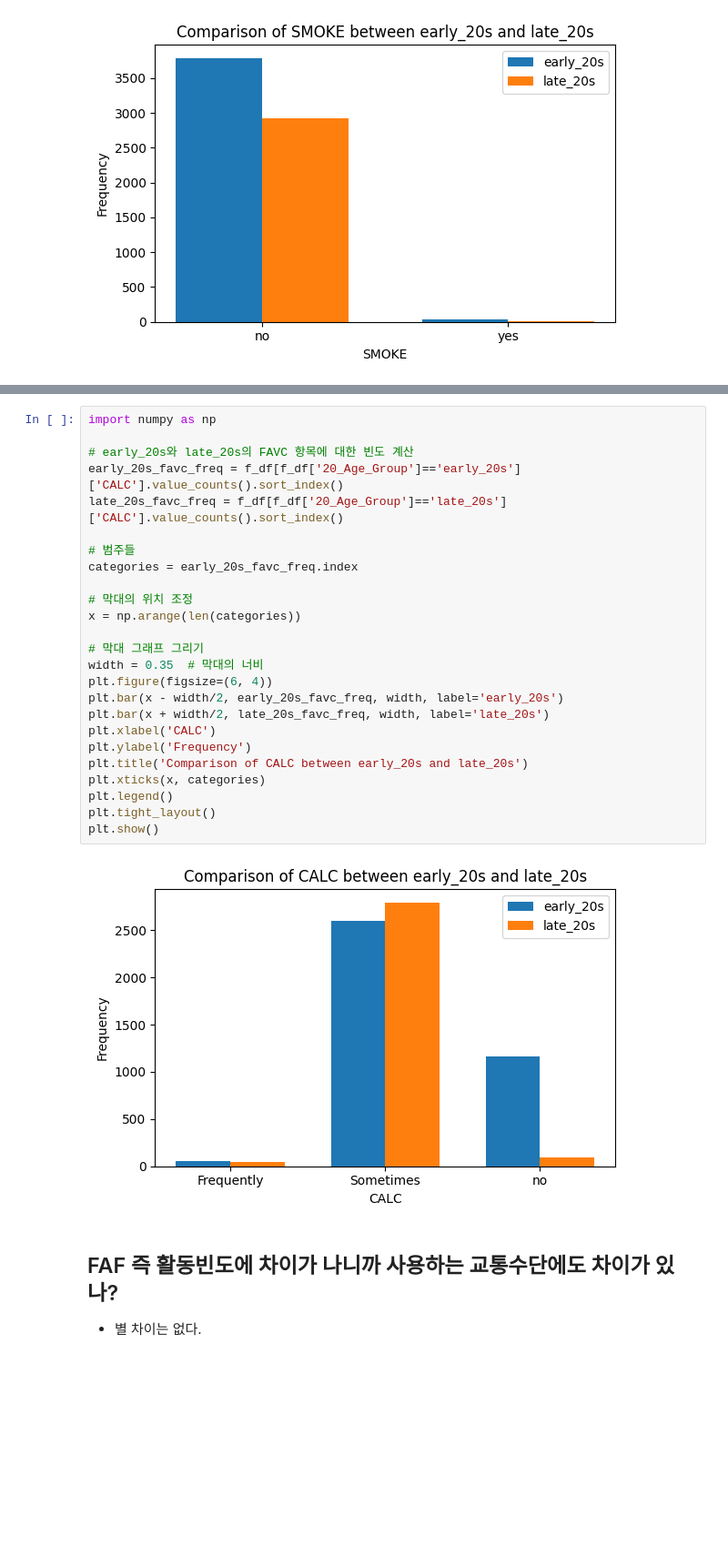
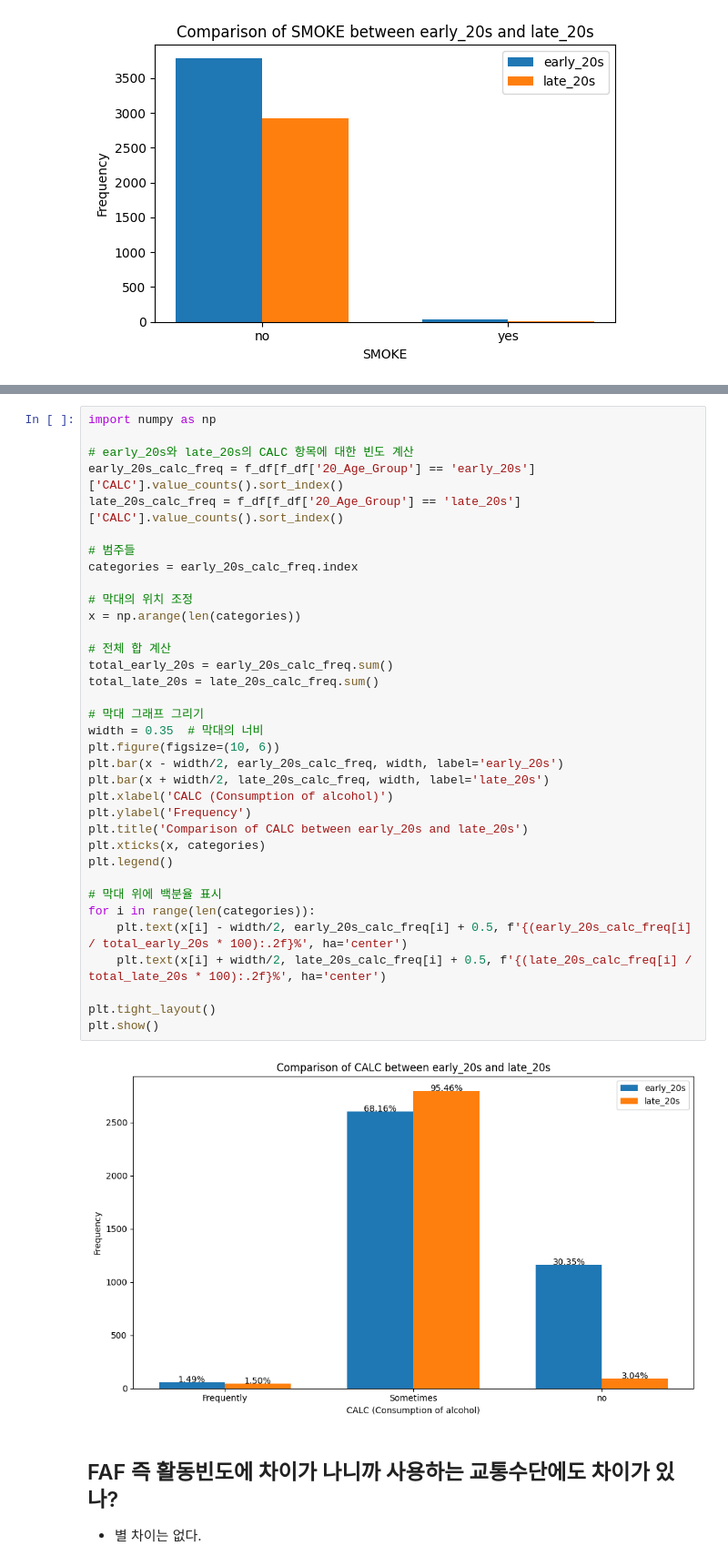
Before and after one commit to songye38/DAStudy, a Jupyter notebook: SONGYE/240225/240225_EDA.ipynb, the cells around one changed output, grey strips where cells are left out. Shown at 91% size. Saved outputs shown, nothing was run; the diff lists cells and outputs as text; blank space fills up the shorter version.

```diff
--- a/SONGYE/240225/240225_EDA.ipynb
+++ b/SONGYE/240225/240225_EDA.ipynb
@@ -1303,30 +1361,40 @@ plt.show()
 # %%
 import numpy as np
 
-# early_20s와 late_20s의 FAVC 항목에 대한 빈도 계산
-early_20s_favc_freq = f_df[f_df['20_Age_Group']=='early_20s']['CALC'].value_counts().sort_index()
-late_20s_favc_freq = f_df[f_df['20_Age_Group']=='late_20s']['CALC'].value_counts().sort_index()
+# early_20s와 late_20s의 CALC 항목에 대한 빈도 계산
+early_20s_calc_freq = f_df[f_df['20_Age_Group'] == 'early_20s']['CALC'].value_counts().sort_index()
+late_20s_calc_freq = f_df[f_df['20_Age_Group'] == 'late_20s']['CALC'].value_counts().sort_index()
 
 # 범주들
-categories = early_20s_favc_freq.index
+categories = early_20s_calc_freq.index
 
 # 막대의 위치 조정
 x = np.arange(len(categories))
 
+# 전체 합 계산
+total_early_20s = early_20s_calc_freq.sum()
+total_late_20s = late_20s_calc_freq.sum()
+
 # 막대 그래프 그리기
 width = 0.35  # 막대의 너비
-plt.figure(figsize=(6, 4))
-plt.bar(x - width/2, early_20s_favc_freq, width, label='early_20s')
-plt.bar(x + width/2, late_20s_favc_freq, width, label='late_20s')
-plt.xlabel('CALC')
+plt.figure(figsize=(10, 6))
+plt.bar(x - width/2, early_20s_calc_freq, width, label='early_20s')
+plt.bar(x + width/2, late_20s_calc_freq, width, label='late_20s')
+plt.xlabel('CALC (Consumption of alcohol)')
 plt.ylabel('Frequency')
 plt.title('Comparison of CALC between early_20s and late_20s')
 plt.xticks(x, categories)
 plt.legend()
+
+# 막대 위에 백분율 표시
+for i in range(len(categories)):
+    plt.text(x[i] - width/2, early_20s_calc_freq[i] + 0.5, f'{(early_20s_calc_freq[i] / total_early_20s * 100):.2f}%', ha='center')
+    plt.text(x[i] + width/2, late_20s_calc_freq[i] + 0.5, f'{(late_20s_calc_freq[i] / total_late_20s * 100):.2f}%', ha='center')
+
 plt.tight_layout()
 plt.show()
 # %% [output]
-[figure, old version]
+[figure, new version]
 # %% [markdown]
 ## FAF 즉 활동빈도에 차이가 나니까 사용하는 교통수단에도 차이가 있나?
 - 별 차이는 없다.
```
Also changed, not shown: parts of 36 cells of this notebook.
